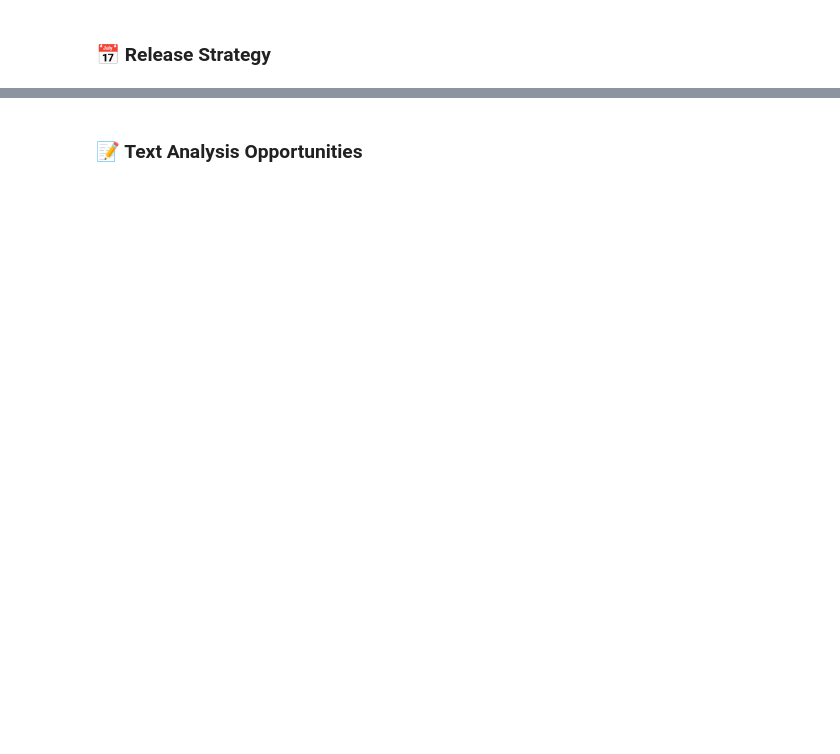
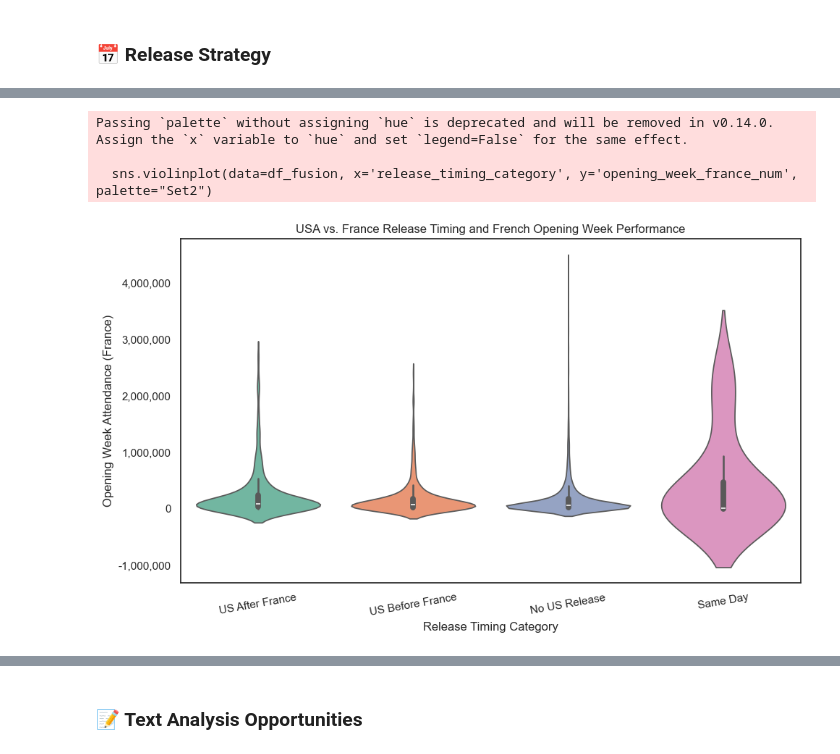
Before and after one commit to MichAdebayo/new-is-always-better, a Jupyter notebook: machine_learning/allocine_analysis.ipynb, the cells around one changed output, grey strips where cells are left out. Cells and saved outputs as stored; diff of their text form; code cells hidden in the pictures; blank space fills up the shorter version.

```diff
--- a/machine_learning/allocine_analysis.ipynb
+++ b/machine_learning/allocine_analysis.ipynb
@@ -1260,0 +1314,35 @@ How do French-only first releases perform?
+# %%
+# Calculate the delay (positive: US after France, negative: US before France)
+df_fusion['release_diff'] = (df_fusion['release_date_usa'] - df_fusion['release_date_france']).dt.days
+
+# Categorize release timing
+def categorize_timing(diff):
+    if pd.isna(diff):
+        return "No US Release"
+    elif diff < 0:
+        return "US Before France"
+    elif diff == 0:
+        return "Same Day"
+    else:
+        return "US After France"
+
+df_fusion['release_timing_category'] = df_fusion['release_diff'].apply(categorize_timing)
+
+# Plot with a violin plot
+plt.figure(figsize=(10, 6))
+sns.violinplot(data=df_fusion, x='release_timing_category', y='opening_week_france_num', palette="Set2")
+plt.title("USA vs. France Release Timing and French Opening Week Performance")
+plt.xlabel("Release Timing Category")
+plt.ylabel("Opening Week Attendance (France)")
+plt.xticks(rotation=10)
+
+# Apply the custom y-axis formatting
+plt.gca().yaxis.set_major_formatter(FuncFormatter(formatter))
+
+plt.tight_layout()
+plt.show()
+# %% [output]
+Passing `palette` without assigning `hue` is deprecated and will be removed in v0.14.0. Assign the `x` variable to `hue` and set `legend=False` for the same effect.
+
+  sns.violinplot(data=df_fusion, x='release_timing_category', y='opening_week_france_num', palette="Set2")
+[figure, added]
```
Also changed, not shown: parts of 44 cells of this notebook, 1 other file.
